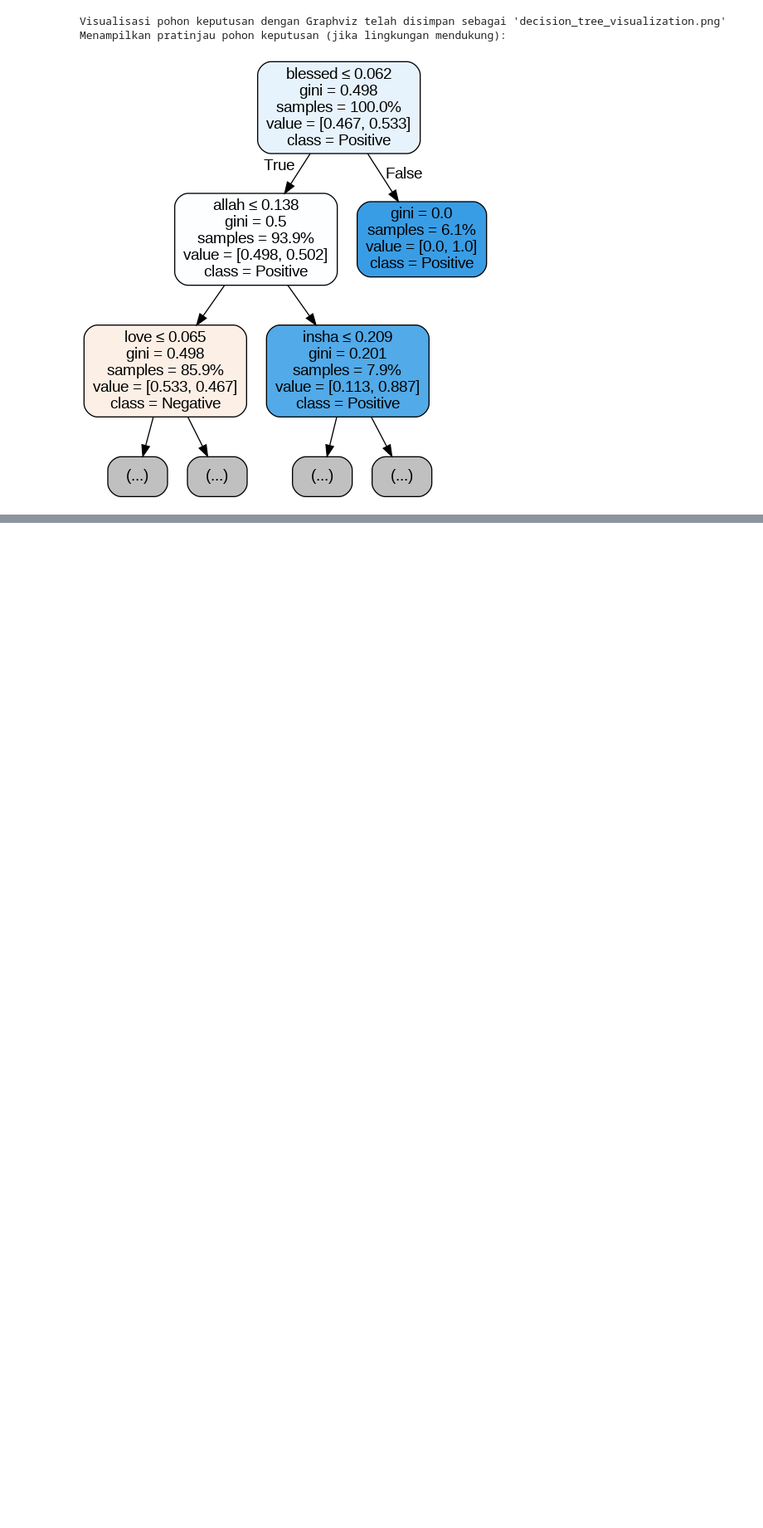
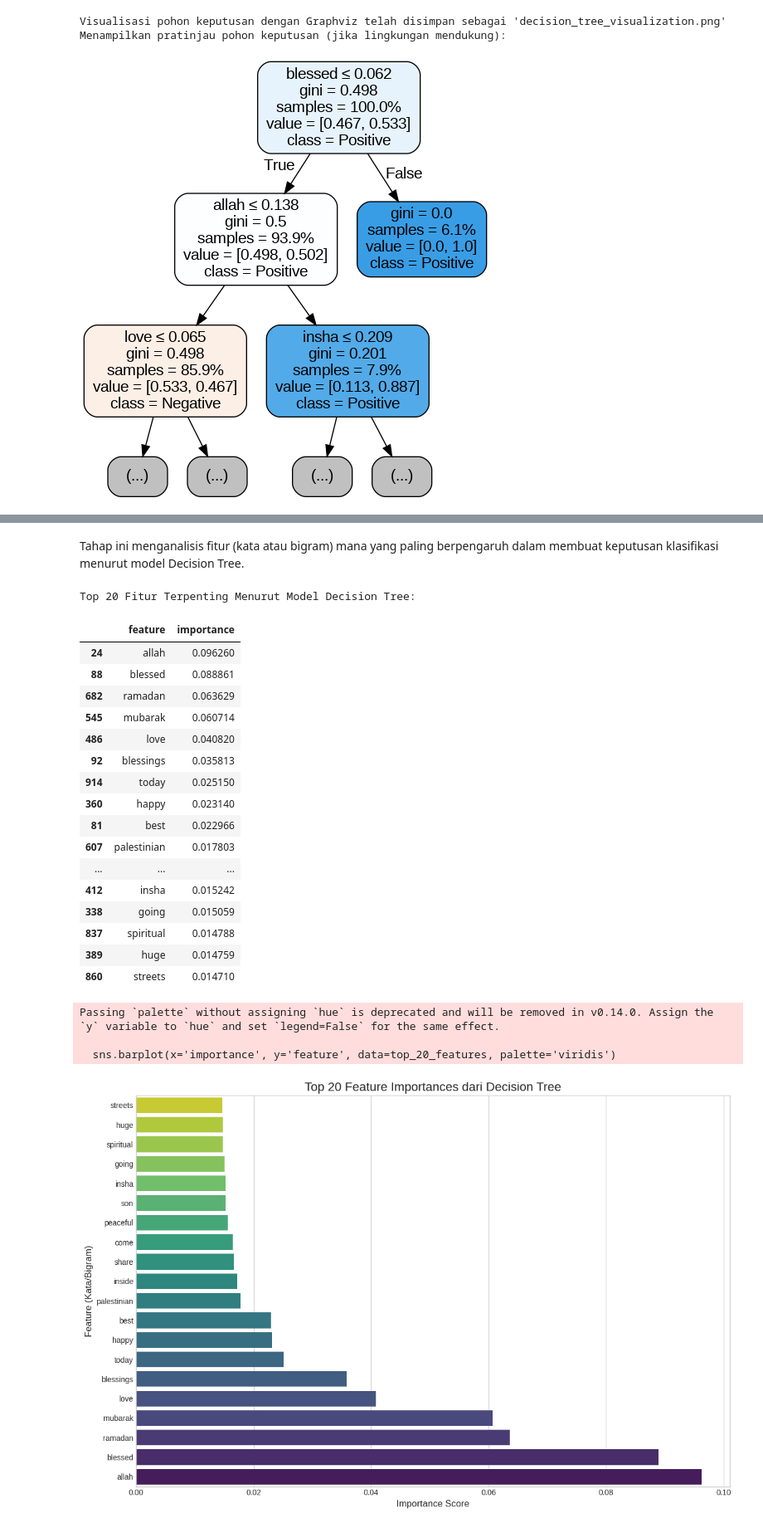
Before and after one commit to LatiefDataVisionary/text-mining-and-natural-language-processing-college-task, a Jupyter notebook: notebooks/decision_tree_model.ipynb, the cells around one changed output, grey strips where cells are left out. Shown at 83% size. Cells and saved outputs as stored; diff of their text form; code cells hidden in the pictures; blank space fills up the shorter version.

Commit message:
- Analisis Fitur Penting (Feature Importance Analysis)

```diff
--- a/notebooks/decision_tree_model.ipynb
+++ b/notebooks/decision_tree_model.ipynb
@@ -453,0 +456,50 @@ Menampilkan pratinjau pohon keputusan (jika lingkungan mendukung):
+# %% [markdown]
+Tahap ini menganalisis fitur (kata atau bigram) mana yang paling berpengaruh dalam membuat keputusan klasifikasi menurut model Decision Tree.
+# %%
+# Mendapatkan feature importances
+importances = best_dt_model.feature_importances_
+feature_names = tfidf.get_feature_names_out()
+
+# Membuat DataFrame untuk feature importances
+feature_importances_df = pd.DataFrame({
+    'feature': feature_names,
+    'importance': importances
+}).sort_values('importance', ascending=False)
+
+# Menampilkan 20 fitur terpenting
+top_20_features = feature_importances_df.head(20)
+print("Top 20 Fitur Terpenting Menurut Model Decision Tree:")
+display(top_20_features)
+
+# Visualisasi Feature Importance
+plt.figure(figsize=(12, 8))
+sns.barplot(x='importance', y='feature', data=top_20_features, palette='viridis')
+plt.title('Top 20 Feature Importances dari Decision Tree', fontsize=16)
+plt.xlabel('Importance Score', fontsize=12)
+plt.ylabel('Feature (Kata/Bigram)', fontsize=12)
+plt.gca().invert_yaxis() # Fitur dengan importance tertinggi di atas
+plt.tight_layout()
+plt.show()
+# %% [output]
+Top 20 Fitur Terpenting Menurut Model Decision Tree:
+|  | feature | importance |
+| 24 | allah | 0.096260 |
+| 88 | blessed | 0.088861 |
+| 682 | ramadan | 0.063629 |
+| 545 | mubarak | 0.060714 |
+| 486 | love | 0.040820 |
+| 92 | blessings | 0.035813 |
+| 914 | today | 0.025150 |
+| 360 | happy | 0.023140 |
+| 81 | best | 0.022966 |
+| 607 | palestinian | 0.017803 |
+| ... | ... | ... |
+| 412 | insha | 0.015242 |
+| 338 | going | 0.015059 |
+| 837 | spiritual | 0.014788 |
+| 389 | huge | 0.014759 |
+| 860 | streets | 0.014710 |
+Passing `palette` without assigning `hue` is deprecated and will be removed in v0.14.0. Assign the `y` variable to `hue` and set `legend=False` for the same effect.
+
+  sns.barplot(x='importance', y='feature', data=top_20_features, palette='viridis')
+[figure, added]
```
Also changed, not shown: parts of 1 cell of this notebook.
